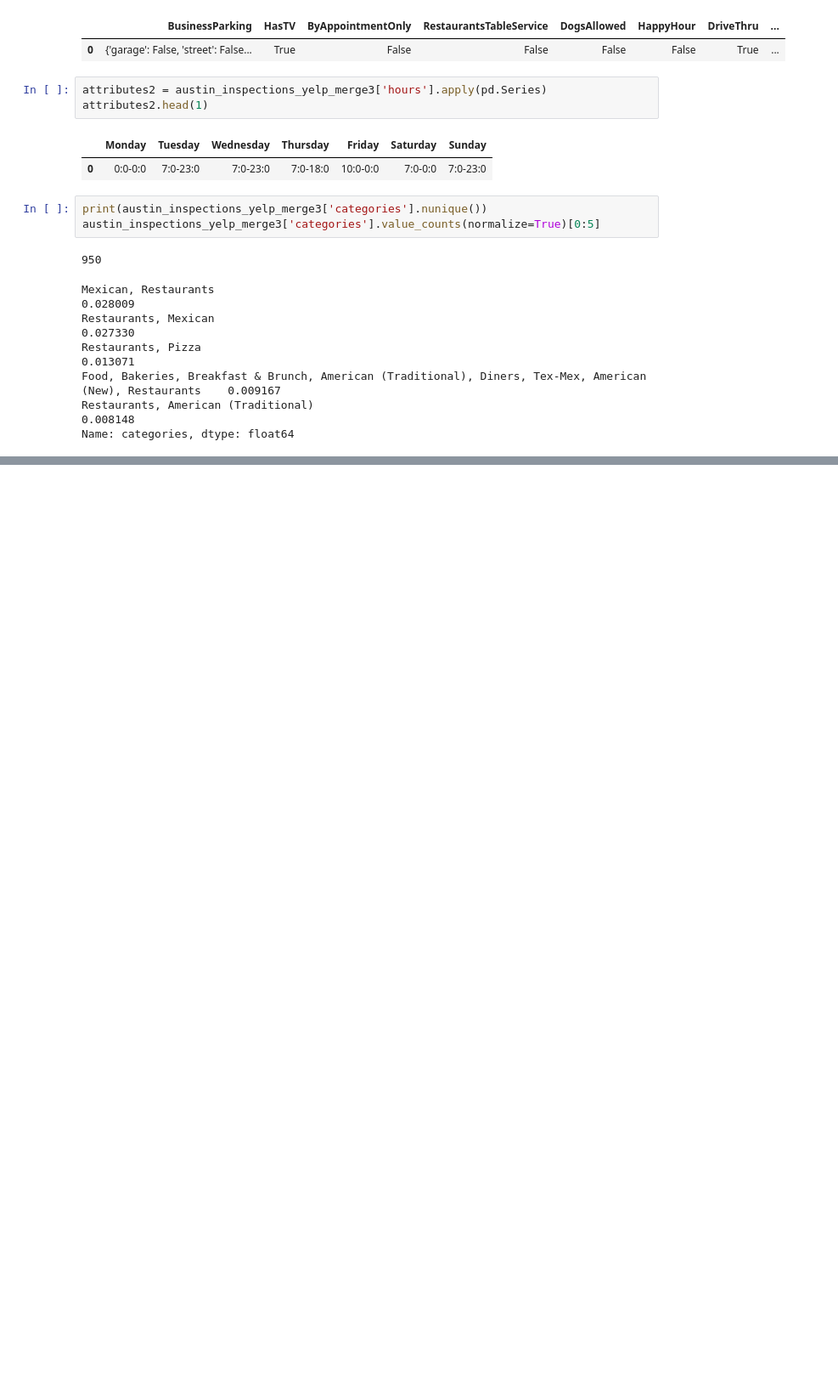
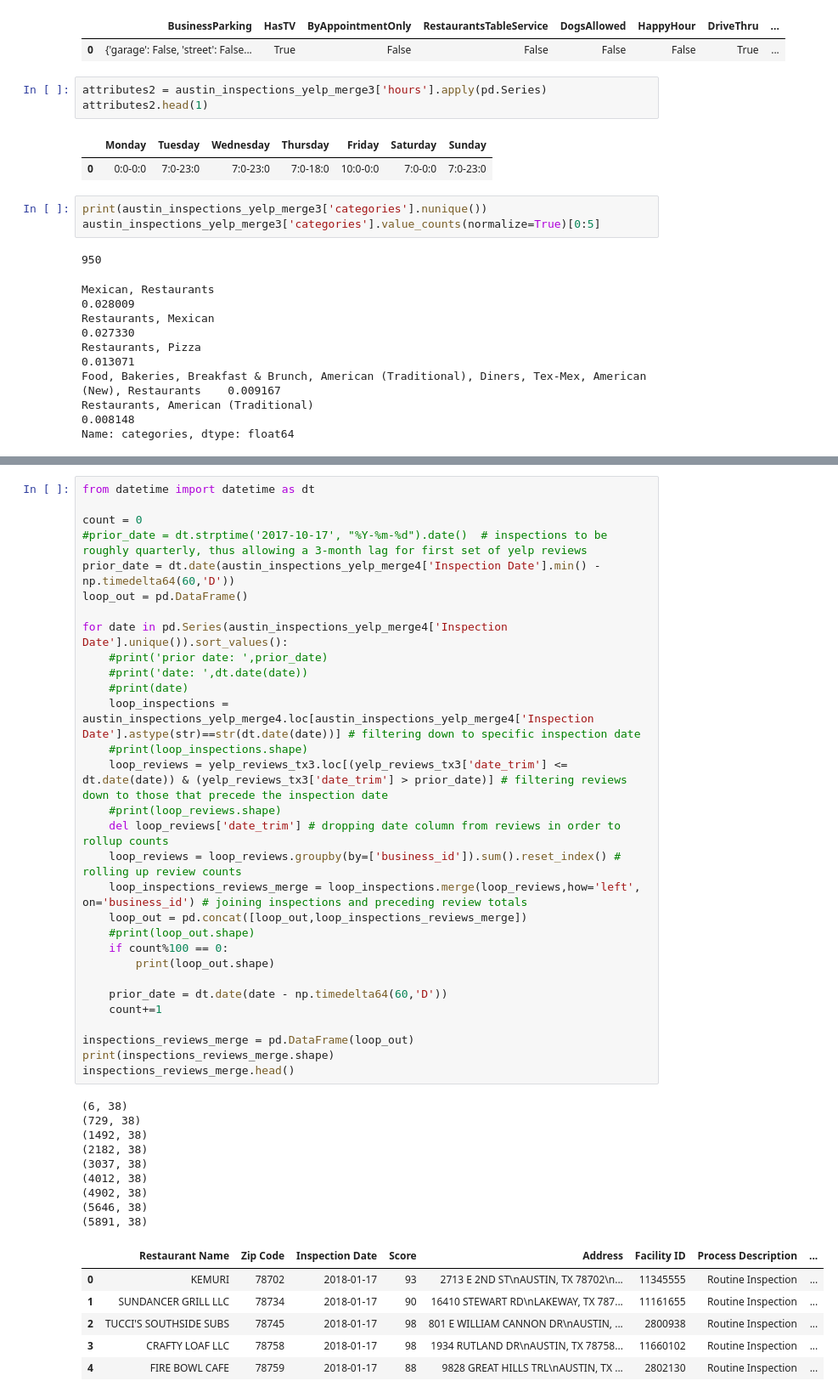
Before and after one commit to ellerybledsoe/Springboard, a Jupyter notebook: Austin Restaurant Inspections_Data Wrangling.ipynb, the cells around one changed output, grey strips where cells are left out. Shown at 85% size. Saved outputs shown, nothing was run; the diff lists cells and outputs as text; blank space fills up the shorter version.

```diff
--- a/Austin Restaurant Inspections_Data Wrangling.ipynb
+++ b/Austin Restaurant Inspections_Data Wrangling.ipynb
@@ -662,0 +645,46 @@ austin_inspections_yelp_merge3.merge(yelp_reviews_tx,)
+# %%
+from datetime import datetime as dt
+
+count = 0
+#prior_date = dt.strptime('2017-10-17', "%Y-%m-%d").date()  # inspections to be roughly quarterly, thus allowing a 3-month lag for first set of yelp reviews
+prior_date = dt.date(austin_inspections_yelp_merge4['Inspection Date'].min() - np.timedelta64(60,'D'))
+loop_out = pd.DataFrame()
+
+for date in pd.Series(austin_inspections_yelp_merge4['Inspection Date'].unique()).sort_values():
+    #print('prior date: ',prior_date)
+    #print('date: ',dt.date(date))
+    #print(date)
+    loop_inspections = austin_inspections_yelp_merge4.loc[austin_inspections_yelp_merge4['Inspection Date'].astype(str)==str(dt.date(date))] # filtering down to specific inspection date
+    #print(loop_inspections.shape)
+    loop_reviews = yelp_reviews_tx3.loc[(yelp_reviews_tx3['date_trim'] <= dt.date(date)) & (yelp_reviews_tx3['date_trim'] > prior_date)] # filtering reviews down to those that precede the inspection date
+    #print(loop_reviews.shape)
+    del loop_reviews['date_trim'] # dropping date column from reviews in order to rollup counts
+    loop_reviews = loop_reviews.groupby(by=['business_id']).sum().reset_index() # rolling up review counts
+    loop_inspections_reviews_merge = loop_inspections.merge(loop_reviews,how='left', on='business_id') # joining inspections and preceding review totals
+    loop_out = pd.concat([loop_out,loop_inspections_reviews_merge])
+    #print(loop_out.shape)
+    if count%100 == 0:
+        print(loop_out.shape)
+
+    prior_date = dt.date(date - np.timedelta64(60,'D'))
+    count+=1
+
+inspections_reviews_merge = pd.DataFrame(loop_out)
+print(inspections_reviews_merge.shape)
+inspections_reviews_merge.head()
+# %% [output]
+(6, 38)
+(729, 38)
+(1492, 38)
+(2182, 38)
+(3037, 38)
+(4012, 38)
+(4902, 38)
+(5646, 38)
+(5891, 38)
+|  | Restaurant Name | Zip Code | Inspection Date | Score | Address | Facility ID | Process Description | ... |
+| 0 | KEMURI | 78702 | 2018-01-17 | 93 | 2713 E 2ND ST\nAUSTIN, TX 78702\n... | 11345555 | Routine Inspection | ... |
+| 1 | SUNDANCER GRILL LLC | 78734 | 2018-01-17 | 90 | 16410 STEWART RD\nLAKEWAY, TX 787... | 11161655 | Routine Inspection | ... |
+| 2 | TUCCI'S SOUTHSIDE SUBS | 78745 | 2018-01-17 | 98 | 801 E WILLIAM CANNON DR\nAUSTIN, ... | 2800938 | Routine Inspection | ... |
+| 3 | CRAFTY LOAF LLC | 78758 | 2018-01-17 | 98 | 1934 RUTLAND DR\nAUSTIN, TX 78758... | 11660102 | Routine Inspection | ... |
+| 4 | FIRE BOWL CAFE | 78759 | 2018-01-17 | 88 | 9828 GREAT HILLS TRL\nAUSTIN, TX ... | 2802130 | Routine Inspection | ... |
```
Also changed, not shown: parts of 52 cells of this notebook.
